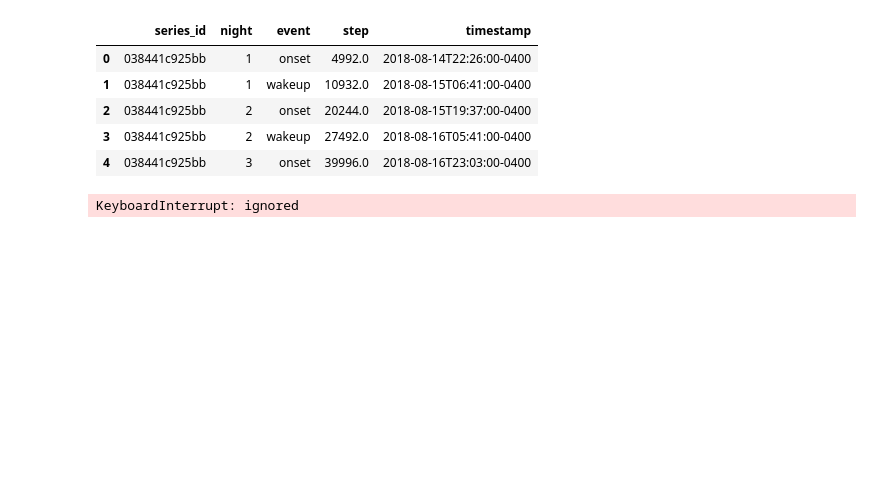
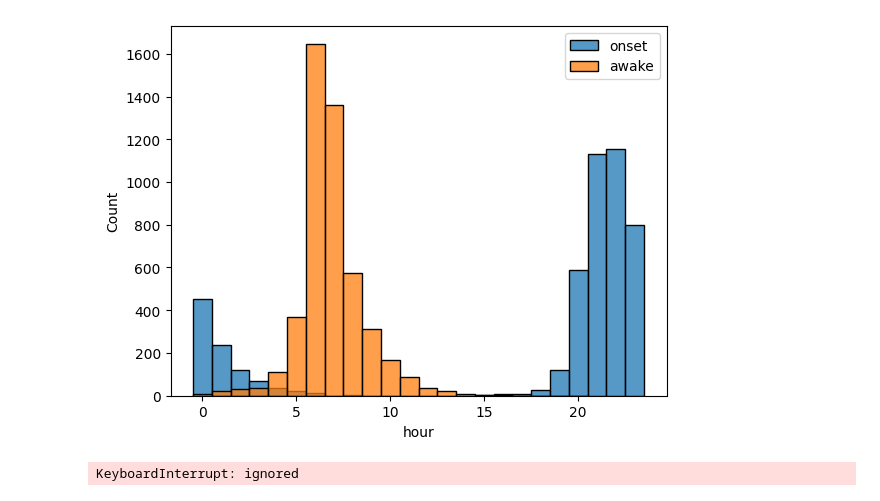
Before and after one commit to Barryjuait/Barryjuait, a Jupyter notebook: Personal Projects/SleepWakingCycle.ipynb, the cells around one changed output. Cells and saved outputs as stored; diff of their text form; code cells hidden in the pictures; blank space fills up the shorter version.

```diff
--- a/Personal Projects/SleepWakingCycle.ipynb
+++ b/Personal Projects/SleepWakingCycle.ipynb
@@ -57,3 +57,14 @@ homeFolder = '/content/drive/MyDrive/Colab Notebooks/Sleep/child-mind-institute-
 train_events = pd.read_csv(homeFolder + 'train_events.csv')
 train_series = dd.read_parquet(homeFolder + 'train_series.parquet')
 test_series = dd.read_parquet(homeFolder + 'test_series.parquet')
+
+#Preprocessing
+train_events.timestamp = pd.to_datetime(train_events['timestamp'], errors='coerce')
+train_events.dropna(subset = ['series_id', 'step', 'timestamp'], inplace = True)
+train_events.reset_index(drop = True, inplace = True)
+
+train_series.timestamp = dd.to_datetime(train_series['timestamp'], errors='coerce')
+train_series = train_series.dropna(subset = ['series_id', 'step', 'timestamp'])
+train_series = train_series.reset_index(drop = True)
+
+train_events.head()
@@ -60,24 +77,0 @@ test_series = dd.read_parquet(homeFolder + 'test_series.parquet')
-# %%
-train_events.dropna(subset = ['series_id', 'step', 'timestamp'], inplace = True)
-train_events.reset_index(drop = True, inplace = True)
-train_events.head()
-# %% [output]
-|  | series_id | night | event | step | timestamp |
-| 0 | 038441c925bb | 1 | onset | 4992.0 | 2018-08-14T22:26:00-0400 |
-| 1 | 038441c925bb | 1 | wakeup | 10932.0 | 2018-08-15T06:41:00-0400 |
-| 2 | 038441c925bb | 2 | onset | 20244.0 | 2018-08-15T19:37:00-0400 |
-| 3 | 038441c925bb | 2 | wakeup | 27492.0 | 2018-08-16T05:41:00-0400 |
-| 4 | 038441c925bb | 3 | onset | 39996.0 | 2018-08-16T23:03:00-0400 |
-# %%
-series = np.unique(train_events.series_id);
-on = np.unique(train_events.timestamp[train_events.event == 'onset'])
-sel = (train_series.series_id == series[0]) & (train_series.timestamp >= on[0]) & (train_series.timestamp <= on[1])
-
-# Create a Dask filter for the condition
-bT = train_series[sel]
-
-# Compute the filtered DataFrame and store values in variables
-timestamps = bT['timestamp'].compute()
-anglez = bT['anglez'].compute()
-# %% [output]
-KeyboardInterrupt: ignored
@@ -89,0 +78,21 @@ plt.show()
+# %%
+# Filter rows for 'onset' and 'wakeup' events
+onset_events = train_events[train_events['event'] == 'onset']
+wakeup_events = train_events[train_events['event'] == 'wakeup']
+
+# Extract the hour from 'timestamp' for both events
+df_onset = onset_events['timestamp'].apply(lambda x: x.hour)
+df_awake = wakeup_events['timestamp'].apply(lambda x: x.hour)
+
+# Create histograms
+sns.histplot(df_onset, discrete=True, bins=24, label='onset')
+sns.histplot(df_awake, discrete=True, bins=24, label='awake')
+plt.legend()
+plt.xlabel('hour')
+plt.show()
+# %% [output]
+[figure, added]
+# %%
+train_series.head().compute()
+# %% [output]
+KeyboardInterrupt: ignored
```
Also changed, not shown: parts of 5 cells of this notebook.
